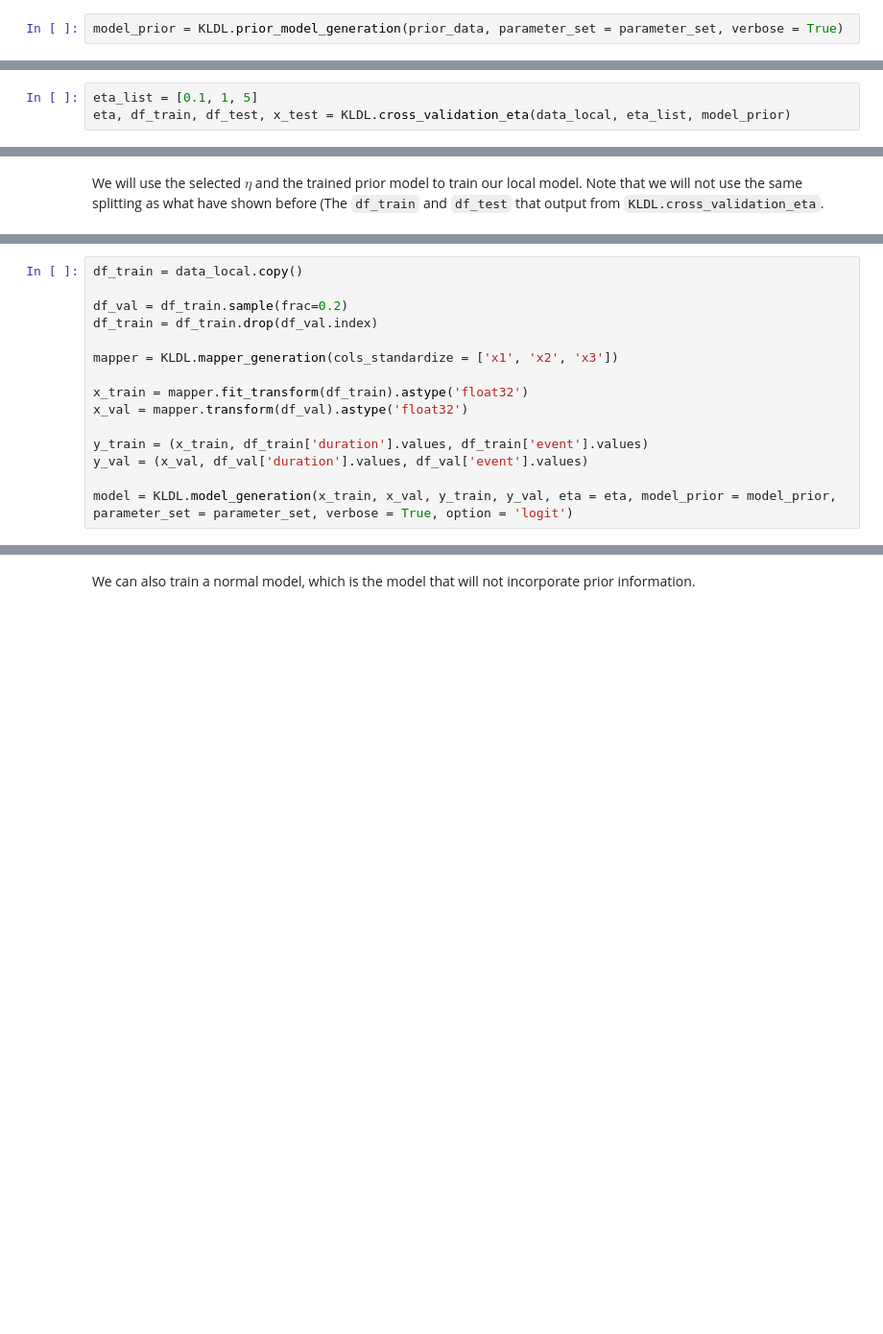
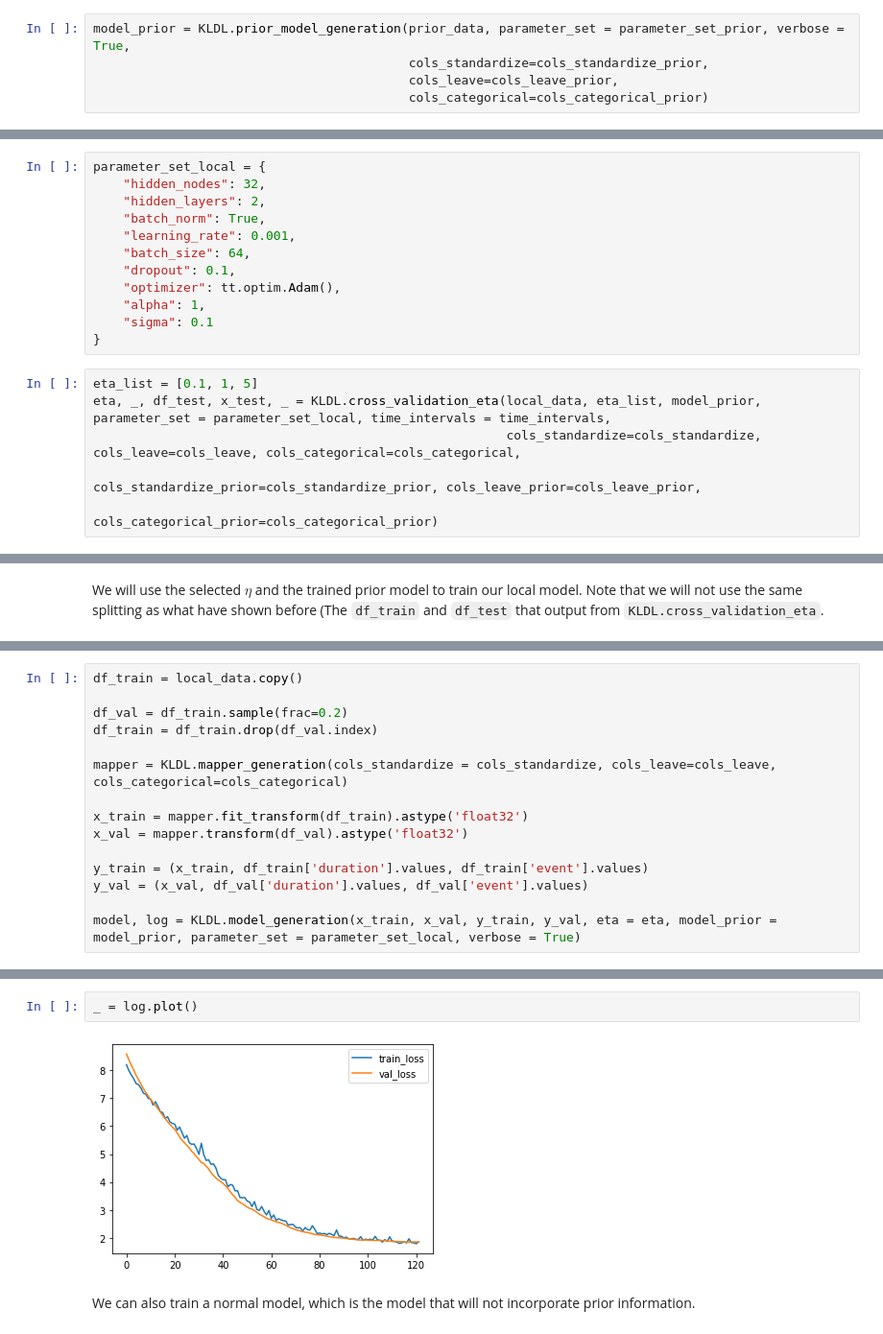
Before and after one commit to UM-KevinHe/DeepLearningKL, a Jupyter notebook: Software_Tutorial.ipynb, the cells around one changed output, grey strips where cells are left out. Shown at 96% size. Drawn from its saved outputs; the diff is of its cells as text; blank space fills up the shorter version.

```diff
--- a/Software_Tutorial.ipynb
+++ b/Software_Tutorial.ipynb
@@ -525,3 +655,6 @@ parameter_set = {
 # %%
-model_prior = KLDL.prior_model_generation(prior_data, parameter_set = parameter_set, verbose = True)
+model_prior = KLDL.prior_model_generation(prior_data, parameter_set = parameter_set_prior, verbose = True,
+                                          cols_standardize=cols_standardize_prior,
+                                          cols_leave=cols_leave_prior,
+                                          cols_categorical=cols_categorical_prior)
 # %% [output]
@@ -704,4 +857,19 @@ For others, see above.
+# %%
+parameter_set_local = {
+    "hidden_nodes": 32,
+    "hidden_layers": 2,
+    "batch_norm": True,
+    "learning_rate": 0.001,
+    "batch_size": 64,
+    "dropout": 0.1,
+    "optimizer": tt.optim.Adam(),
+    "alpha": 1,
+    "sigma": 0.1
+}
 # %%
 eta_list = [0.1, 1, 5]
-eta, df_train, df_test, x_test = KLDL.cross_validation_eta(data_local, eta_list, model_prior)
+eta, _, df_test, x_test, _ = KLDL.cross_validation_eta(local_data, eta_list, model_prior, parameter_set = parameter_set_local, time_intervals = time_intervals,
+                                                       cols_standardize=cols_standardize, cols_leave=cols_leave, cols_categorical=cols_categorical,
+                                                       cols_standardize_prior=cols_standardize_prior, cols_leave_prior=cols_leave_prior,
+                                                       cols_categorical_prior=cols_categorical_prior)
 # %% [output]
@@ -754,10 +948,10 @@ parameter_set = {
 # %%
-df_train = data_local.copy()
+df_train = local_data.copy()
 
 df_val = df_train.sample(frac=0.2)
 df_train = df_train.drop(df_val.index)
 
-mapper = KLDL.mapper_generation(cols_standardize = ['x1', 'x2', 'x3'])
+mapper = KLDL.mapper_generation(cols_standardize = cols_standardize, cols_leave=cols_leave, cols_categorical=cols_categorical)
 
 x_train = mapper.fit_transform(df_train).astype('float32')
 x_val = mapper.transform(df_val).astype('float32')
@@ -765,5 +959,5 @@ x_val = mapper.transform(df_val).astype('float32')
 y_train = (x_train, df_train['duration'].values, df_train['event'].values)
 y_val = (x_val, df_val['duration'].values, df_val['event'].values)
 
-model = KLDL.model_generation(x_train, x_val, y_train, y_val, eta = eta, model_prior = model_prior, parameter_set = parameter_set, verbose = True, option = 'logit')
+model, log = KLDL.model_generation(x_train, x_val, y_train, y_val, eta = eta, model_prior = model_prior, parameter_set = parameter_set_local, verbose = True)
 # %% [output]
@@ -771,2 +981,6 @@ NameError: ignored
+# %%
+_ = log.plot()
+# %% [output]
+[figure, added]
 # %% [markdown]
 We can also train a normal model, which is the model that will not incorporate prior information.
```
Also changed, not shown: parts of 90 cells of this notebook.
